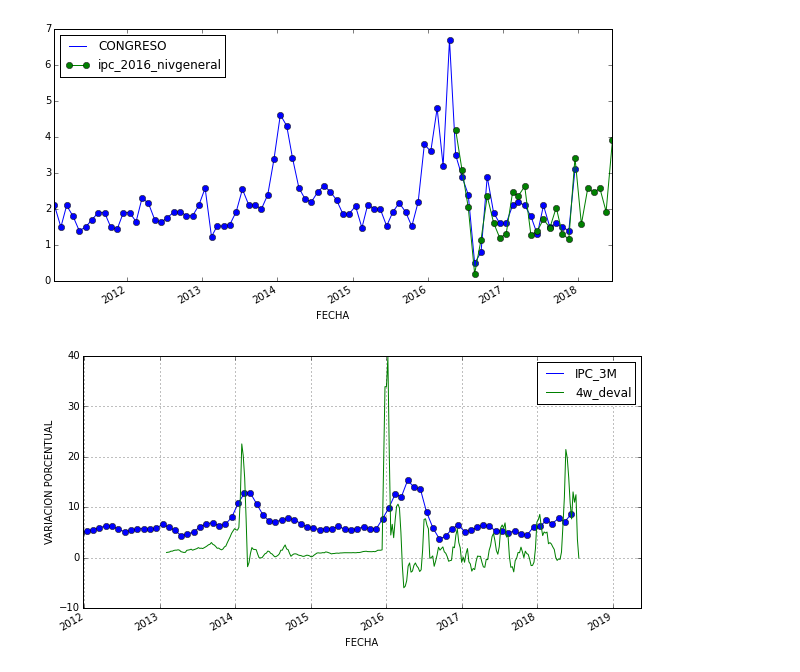
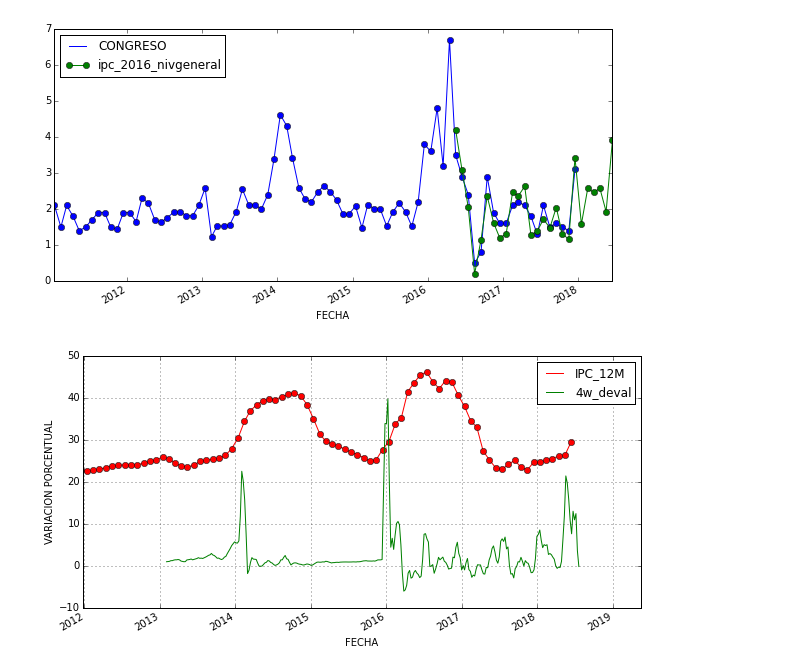
Before and after one commit to matuteiglesias/devaluacion_vs_inflacion, a Jupyter notebook: Devaluacion y precios.ipynb, the cells around one changed output. Saved outputs shown, nothing was run; the diff lists cells and outputs as text; code cells hidden in the pictures.

```diff
--- a/Devaluacion y precios.ipynb
+++ b/Devaluacion y precios.ipynb
@@ -45,19 +45,19 @@ df_2['4w_deval'] = df_2.pct_change(4)
 # %%
 #Comparacion devaluacion inflacion
 
 fig, ax = plt.subplots(1, figsize=(10, 5))
 
-#df[['IPC_12M']].plot(marker = 'o', ax = ax, c = 'r')
+df[['IPC_12M']].plot(marker = 'o', ax = ax, c = 'r')
 # df[['IPC_6M']].plot(marker = 'o', ax = ax)
-df[['IPC_3M']].plot(marker = 'o', ax = ax)
+# df[['IPC_3M']].plot(marker = 'o', ax = ax)
 
 (100*df_2[['4w_deval']]).plot(ax = ax, )
 
 ax.xaxis.grid(True); ax.yaxis.grid(True)
 
 ax.set_xlim(734500, 737200)
 ax.set_ylabel('VARIACION PORCENTUAL')
 
 plt.savefig('./ipc3M_deval.png')
 # %% [output]
-[figure, old version]
+[figure, new version]
```
Also changed, not shown: parts of 1 cell of this notebook, 10 other files.
